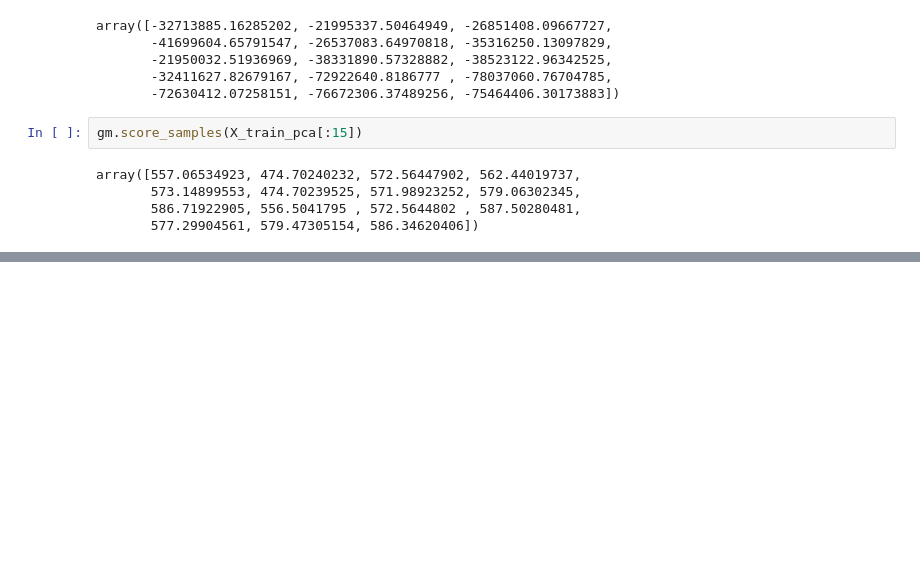
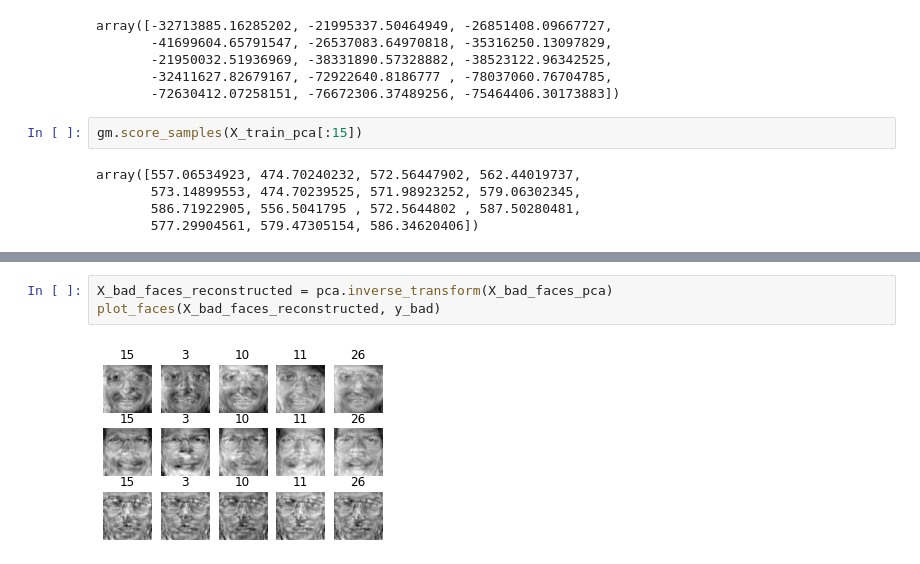
Before and after one commit to KimHS0915/hands-on-ml, a Jupyter notebook: 09/exercise_olivetti_faces.ipynb, the cells around one changed output, grey strips where cells are left out. Saved outputs shown, nothing was run; the diff lists cells and outputs as text; blank space fills up the shorter version.

```diff
--- a/09/exercise_olivetti_faces.ipynb
+++ b/09/exercise_olivetti_faces.ipynb
@@ -380,0 +417,5 @@ array([557.06534923, 474.70240232, 572.56447902, 562.44019737,
+# %%
+X_bad_faces_reconstructed = pca.inverse_transform(X_bad_faces_pca)
+plot_faces(X_bad_faces_reconstructed, y_bad)
+# %% [output]
+[figure, added]
```
Also changed, not shown: parts of 9 cells of this notebook.
